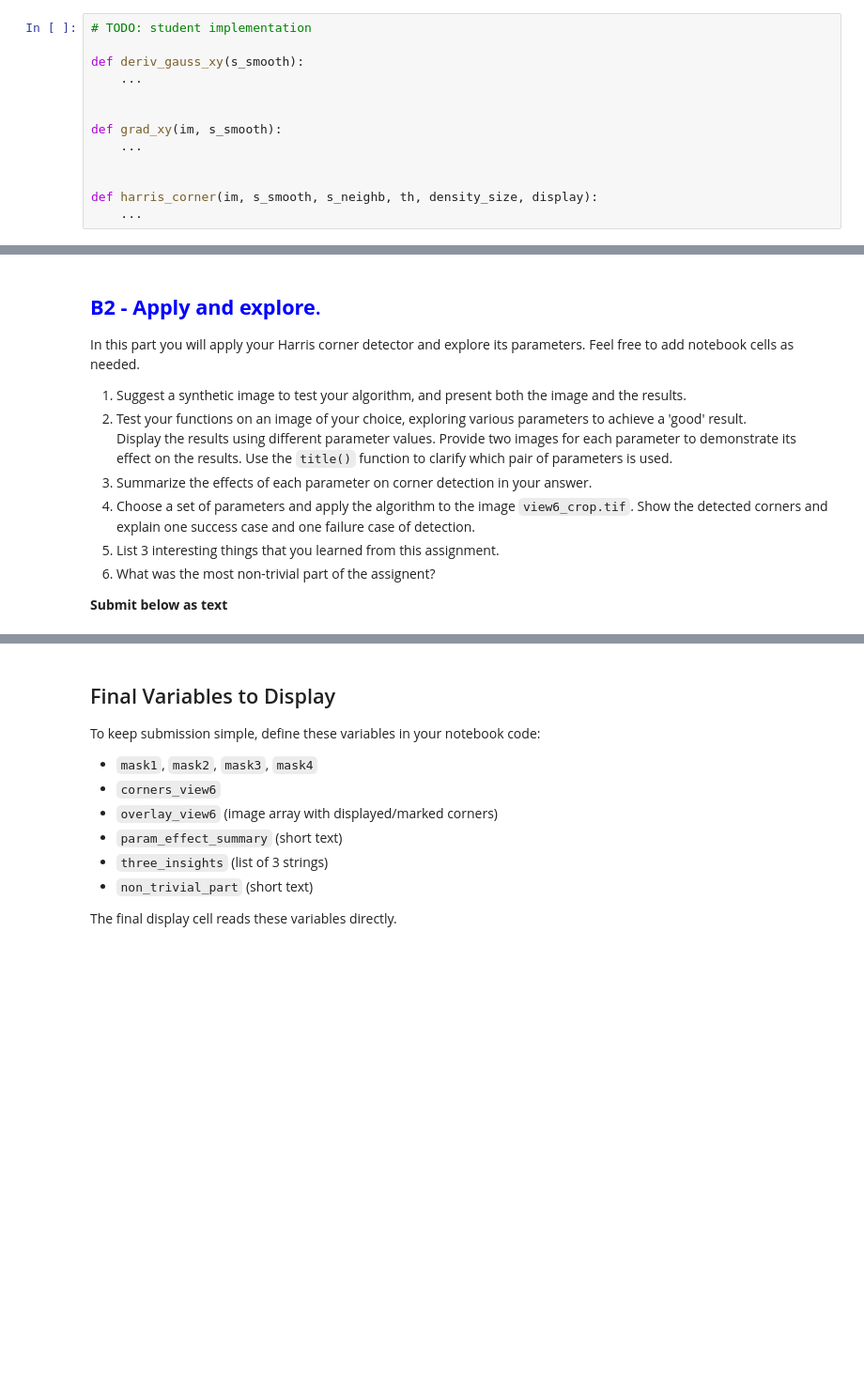
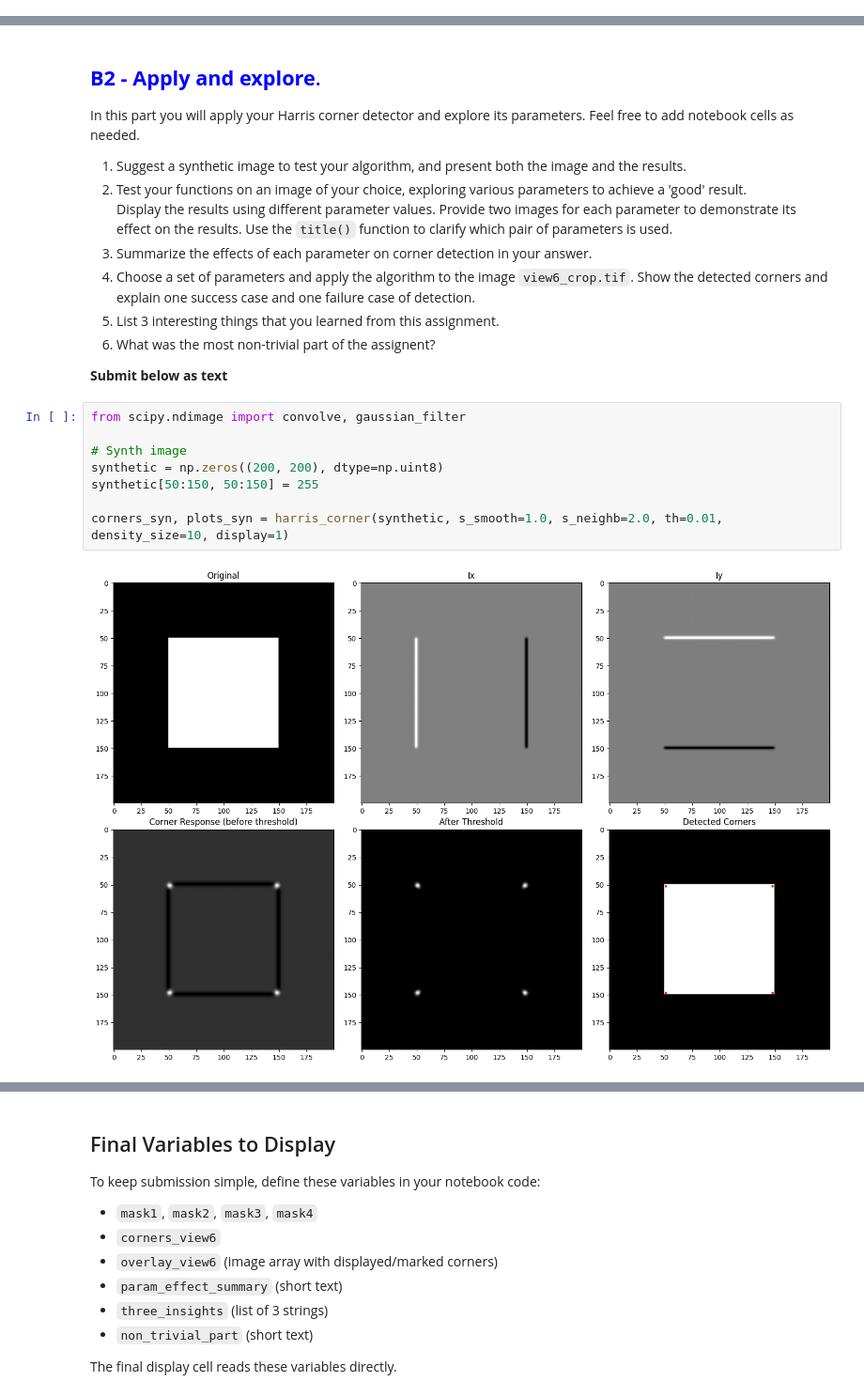
Before and after one commit to AdirGelkop/cv-harris-corner-detection, a Jupyter notebook: hw1_ID_ID.ipynb, the cells around one changed output, grey strips where cells are left out. Shown at 94% size. Cells and saved outputs as stored; diff of their text form; blank space fills up the shorter version.

```diff
--- a/hw1_ID_ID.ipynb
+++ b/hw1_ID_ID.ipynb
@@ -239,16 +239,3 @@ def plot2array(fig):
     buf.close()
 
     return image_array
-# %%
-# TODO: student implementation
-
-def deriv_gauss_xy(s_smooth):
-    ...
-
-
-def grad_xy(im, s_smooth):
-    ...
-
-
-def harris_corner(im, s_smooth, s_neighb, th, density_size, display):
-    ...
@@ -266,3 +331,13 @@ In this part you will apply your Harris corner detector and explore its paramete
 6. What was the most non-trivial part of the assignent?
 
 **Submit below as text**
+# %%
+from scipy.ndimage import convolve, gaussian_filter
+
+# Synth image
+synthetic = np.zeros((200, 200), dtype=np.uint8)
+synthetic[50:150, 50:150] = 255
+
+corners_syn, plots_syn = harris_corner(synthetic, s_smooth=1.0, s_neighb=2.0, th=0.01, density_size=10, display=1)
+# %% [output]
+[figure, added]
```
Also changed, not shown: parts of 5 cells of this notebook.
